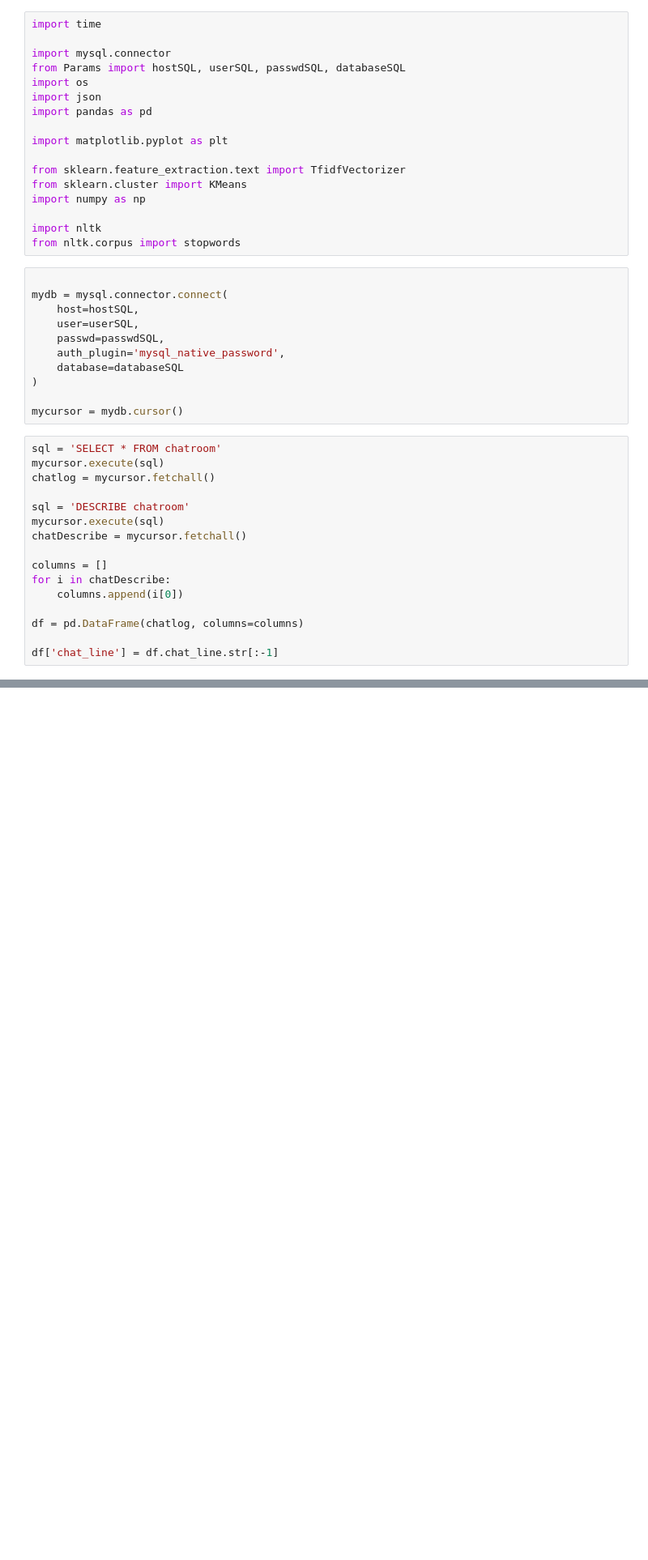
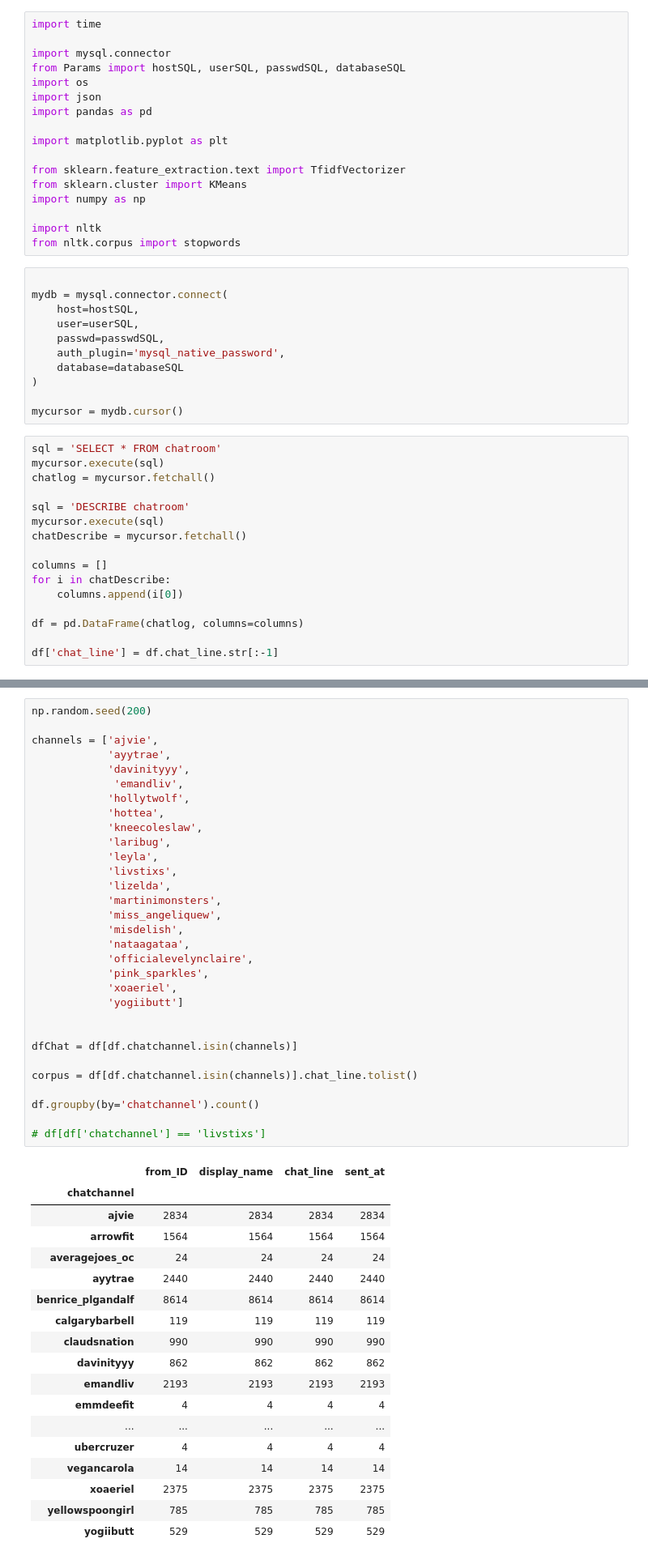
Before and after one commit to UBERCRUZER/twitch-chatbot, a Jupyter notebook: chatExplore.ipynb, the cells around one changed output, grey strips where cells are left out. Shown at 81% size. Cells and saved outputs as stored; diff of their text form; blank space fills up the shorter version.

```diff
--- a/chatExplore.ipynb
+++ b/chatExplore.ipynb
@@ -134,0 +82,50 @@ df
+# %%
+np.random.seed(200)
+
+channels = ['ajvie',
+            'ayytrae',
+            'davinityyy',
+             'emandliv',
+            'hollytwolf',
+            'hottea',
+            'kneecoleslaw',
+            'laribug',
+            'leyla',
+            'livstixs',
+            'lizelda',
+            'martinimonsters',
+            'miss_angeliquew',
+            'misdelish',
+            'nataagataa',
+            'officialevelynclaire',
+            'pink_sparkles',
+            'xoaeriel',
+            'yogiibutt']
+
+
+dfChat = df[df.chatchannel.isin(channels)]
+
+corpus = df[df.chatchannel.isin(channels)].chat_line.tolist()
+
+df.groupby(by='chatchannel').count()
+
+# df[df['chatchannel'] == 'livstixs']
+# %% [output]
+|  | from_ID | display_name | chat_line | sent_at |
+| chatchannel |  |  |  |  |
+| ajvie | 2834 | 2834 | 2834 | 2834 |
+| arrowfit | 1564 | 1564 | 1564 | 1564 |
+| averagejoes_oc | 24 | 24 | 24 | 24 |
+| ayytrae | 2440 | 2440 | 2440 | 2440 |
+| benrice_plgandalf | 8614 | 8614 | 8614 | 8614 |
+| calgarybarbell | 119 | 119 | 119 | 119 |
+| claudsnation | 990 | 990 | 990 | 990 |
+| davinityyy | 862 | 862 | 862 | 862 |
+| emandliv | 2193 | 2193 | 2193 | 2193 |
+| emmdeefit | 4 | 4 | 4 | 4 |
+| ... | ... | ... | ... | ... |
+| ubercruzer | 4 | 4 | 4 | 4 |
+| vegancarola | 14 | 14 | 14 | 14 |
+| xoaeriel | 2375 | 2375 | 2375 | 2375 |
+| yellowspoongirl | 785 | 785 | 785 | 785 |
+| yogiibutt | 529 | 529 | 529 | 529 |
```
Also changed, not shown: parts of 9 cells of this notebook.
